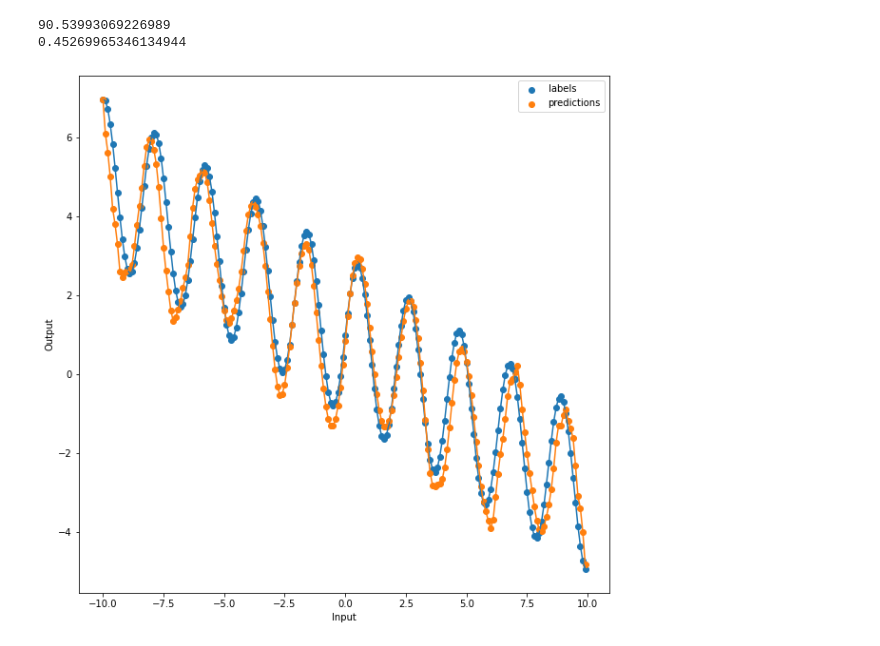
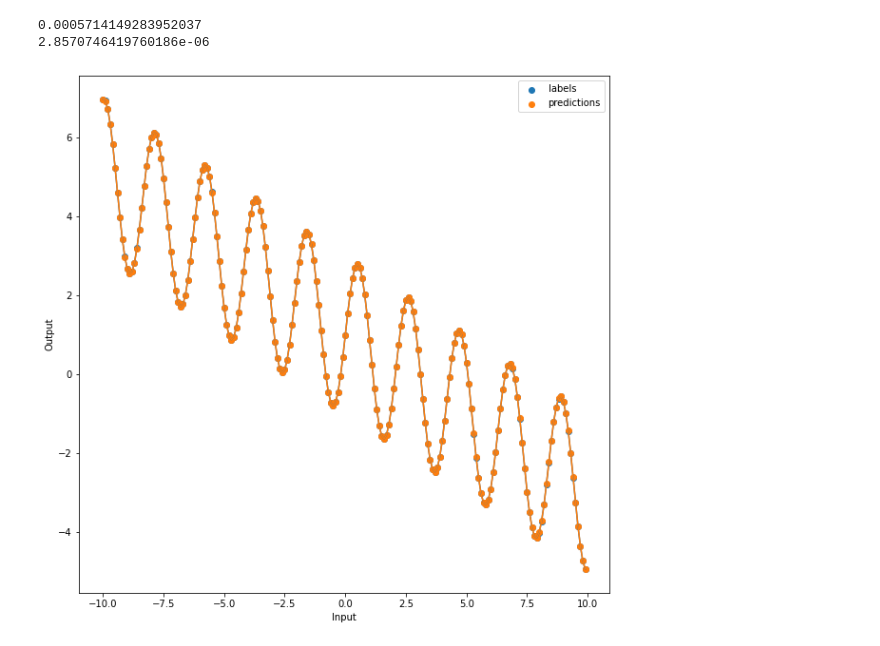
Before and after one commit to mitchellspryn/CGPExperiments, a Jupyter notebook: analysis/fitcurve/FitCurveAnalysis.ipynb, the cells around one changed output. Drawn from its saved outputs; the diff is of its cells as text; code cells hidden in the pictures.

```diff
--- a/analysis/fitcurve/FitCurveAnalysis.ipynb
+++ b/analysis/fitcurve/FitCurveAnalysis.ipynb
@@ -64,34 +66,34 @@ def read_data_file(file_name):
 def plot_predictions_and_labels(iteration_number):
     if (not isinstance(iteration_number, str)):
         iteration_number = str(iteration_number)
     x_data = read_data_file(INPUT_PATH)
     labels = read_data_file(LABELS_PATH)
     predictions = read_data_file(CHECKPOINT_PATH + iteration_number + '/' + PREDICTIONS_FILENAME)
 
     fig = plt.figure(figsize=(10,10))
 
     plt.scatter(x_data, labels, label='labels')
     plt.plot(x_data, labels)
 
     plt.scatter(x_data, predictions, label='predictions')
     plt.plot(x_data, predictions)
 
     err = 0
     for i in range(0, len(x_data), 1):
         #err += abs(predictions[i] - labels[i])
         err += (predictions[i]-labels[i]) ** 2
 
     print(err)
     print(err / len(x_data))
 
     plt.xlabel('Input')
     plt.ylabel('Output')
     plt.legend()
 
     plt.show()
 
-plot_predictions_and_labels(100)
+plot_predictions_and_labels('final')
 # %% [output]
-90.53993069226989
-0.45269965346134944
+0.0005714149283952037
+2.8570746419760186e-06
-[figure, old version]
+[figure, new version]
```
Also changed, not shown: parts of 2 cells of this notebook.
